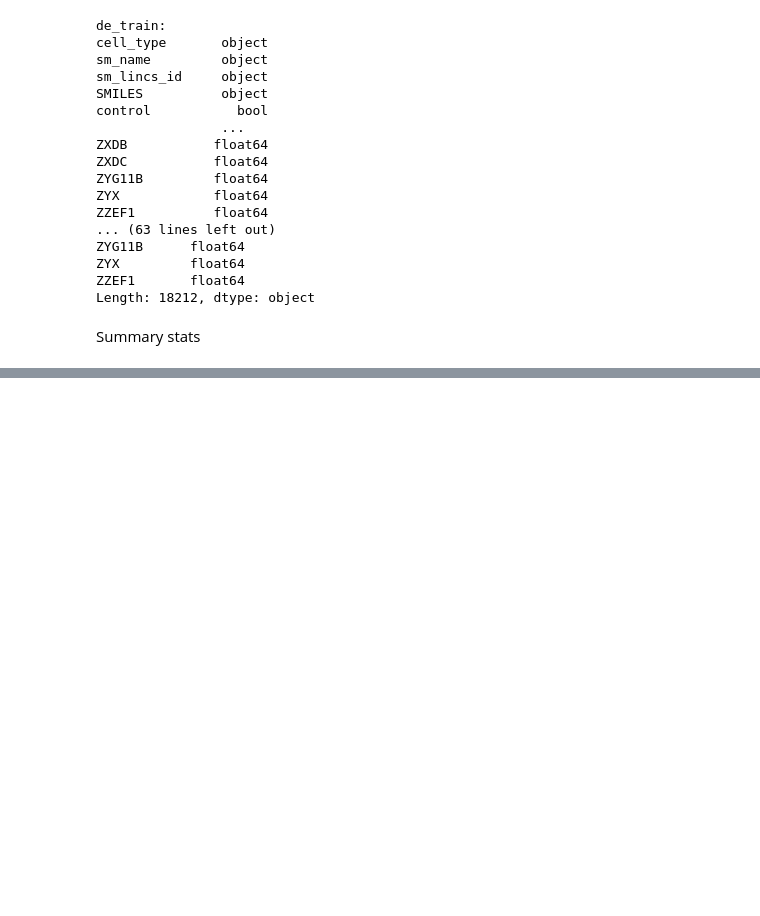
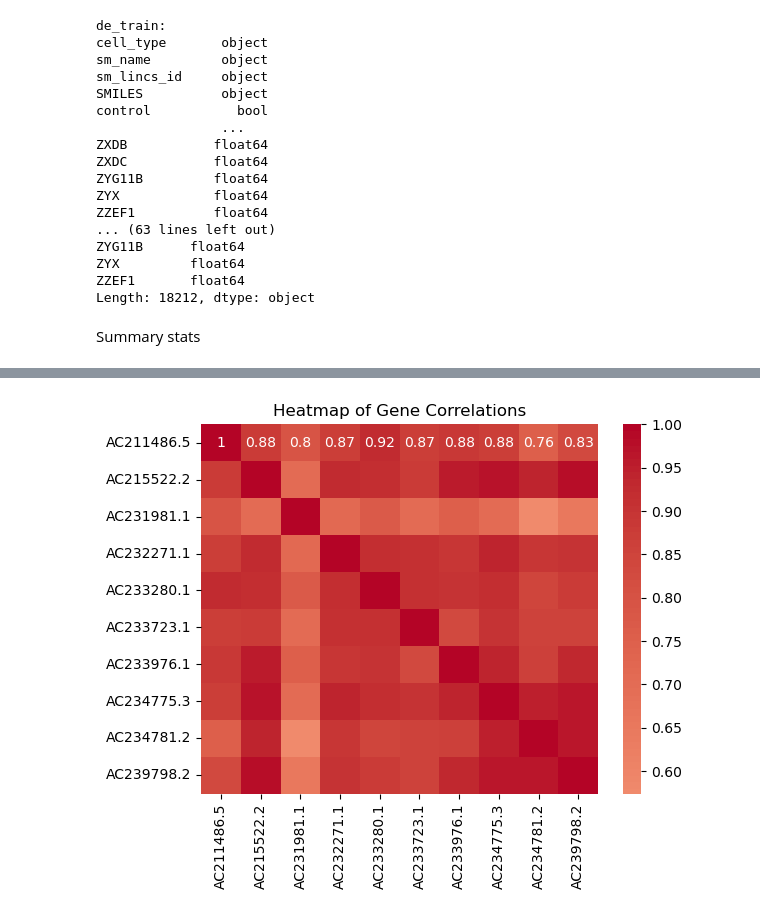
Before and after one commit to F-Sossi/CSS581_Group8_Project_Cell_Pertubations, a Jupyter notebook: Data_exploration.ipynb, the cells around one changed output, grey strips where cells are left out. Cells and saved outputs as stored; diff of their text form; code cells hidden in the pictures; blank space fills up the shorter version.

```diff
--- a/Data_exploration.ipynb
+++ b/Data_exploration.ipynb
@@ -209,0 +426,25 @@ max       0.0    0.0    0.0
+# %%
+# Assuming `full_correlation_matrix` is a DataFrame where both rows and columns are gene names
+# And that you've concatenated your correlation matrices into `full_correlation_matrix`
+
+# Define a threshold for strong correlation
+threshold = 0.01
+
+# Find gene pairs with a correlation above the threshold
+# Here, we stack the DataFrame to turn it into a Series with a MultiIndex
+# Then we filter by our threshold and remove the diagonal (correlation of 1 with itself)
+strong_correlations = full_correlation_matrix.stack().loc[lambda x: x.abs() > threshold].loc[lambda x: x != 1]
+
+# Now we can proceed to select a subset of genes for visualization
+# As 'strong_correlations' is a Series, we use `.index.get_level_values(0)` to get unique gene names from the first level of the index
+subset_genes = strong_correlations.index.get_level_values(0).unique()[:10]
+
+# Ensure that subset_genes are in both rows and columns of the full_correlation_matrix for the .loc indexing to work
+heatmap_data = full_correlation_matrix.loc[subset_genes, subset_genes]
+
+# Create a heatmap for the subset
+sns.heatmap(heatmap_data, annot=True, cmap='coolwarm', center=0)
+plt.title('Heatmap of Gene Correlations')
+plt.show()
+# %% [output]
+[figure, added]
```
Also changed, not shown: parts of 9 cells of this notebook, 2 other files.
